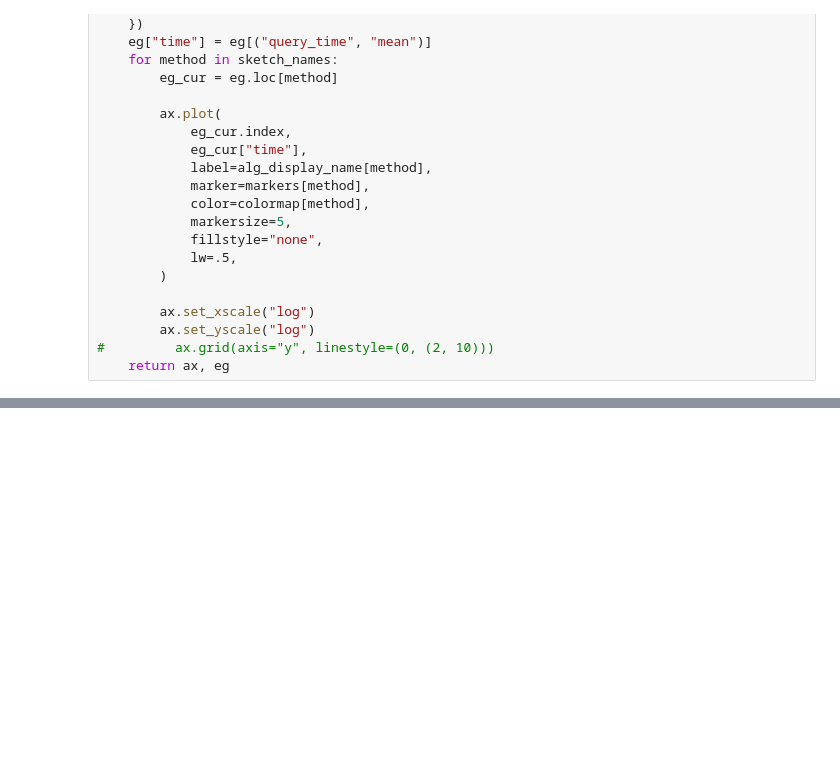
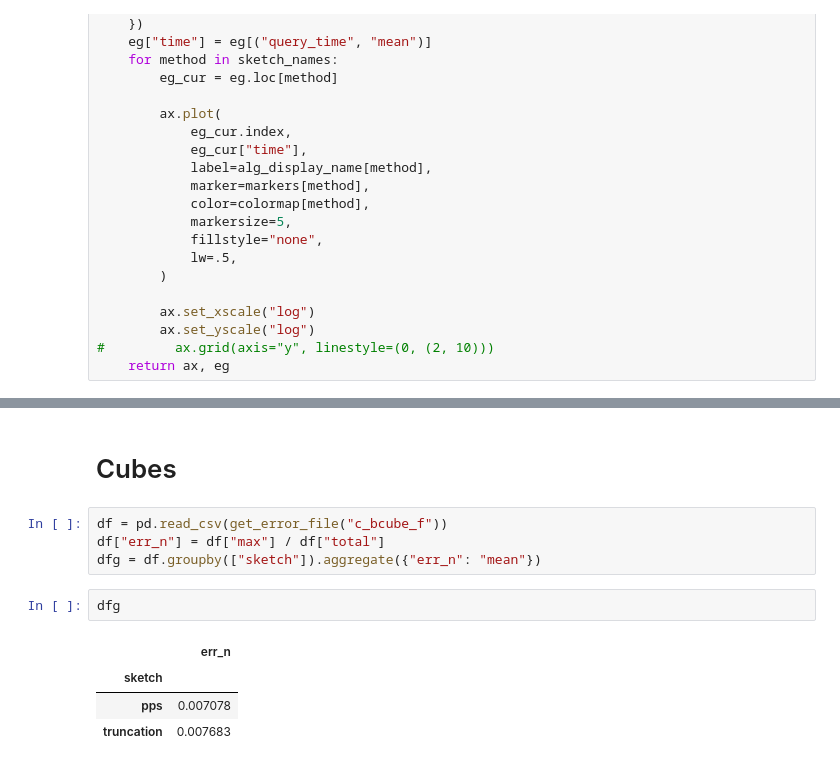
Before and after one commit to stanford-futuredata/sketchstore, a Jupyter notebook: python/notebooks/Local Experiments.ipynb, the cells around one changed output, grey strips where cells are left out. Cells and saved outputs as stored; diff of their text form; blank space fills up the shorter version.

Commit message:
cube planning

```diff
--- a/python/notebooks/Local Experiments.ipynb
+++ b/python/notebooks/Local Experiments.ipynb
@@ -290,3 +290,16 @@ fig.show()
 # %% [output]
 [drawing not drawn]
 [drawing not drawn]
+# %% [markdown]
+# Cubes
+# %%
+df = pd.read_csv(get_error_file("c_bcube_f"))
+df["err_n"] = df["max"] / df["total"]
+dfg = df.groupby(["sketch"]).aggregate({"err_n": "mean"})
+# %%
+dfg
+# %% [output]
+|  | err_n |
+| sketch |  |
+| pps | 0.007078 |
+| truncation | 0.007683 |
```
Also changed, not shown: 20 other files.
